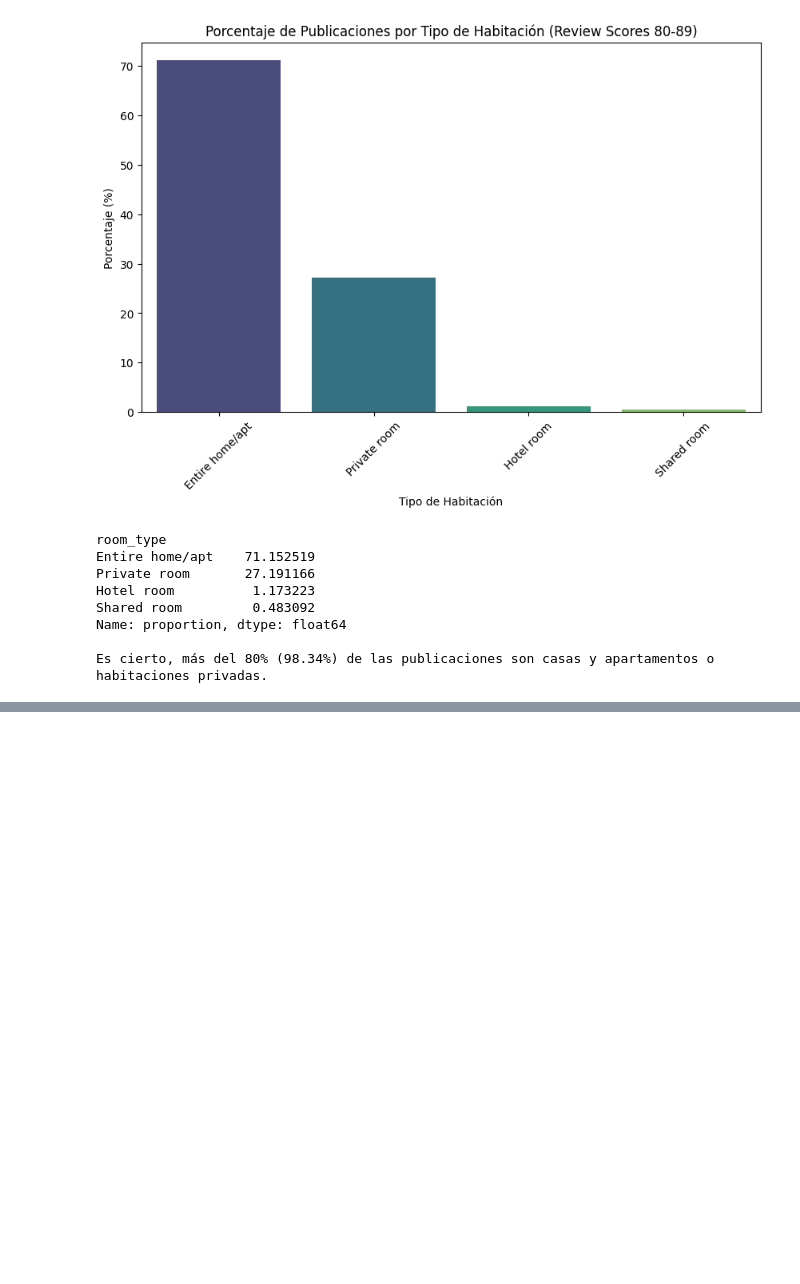
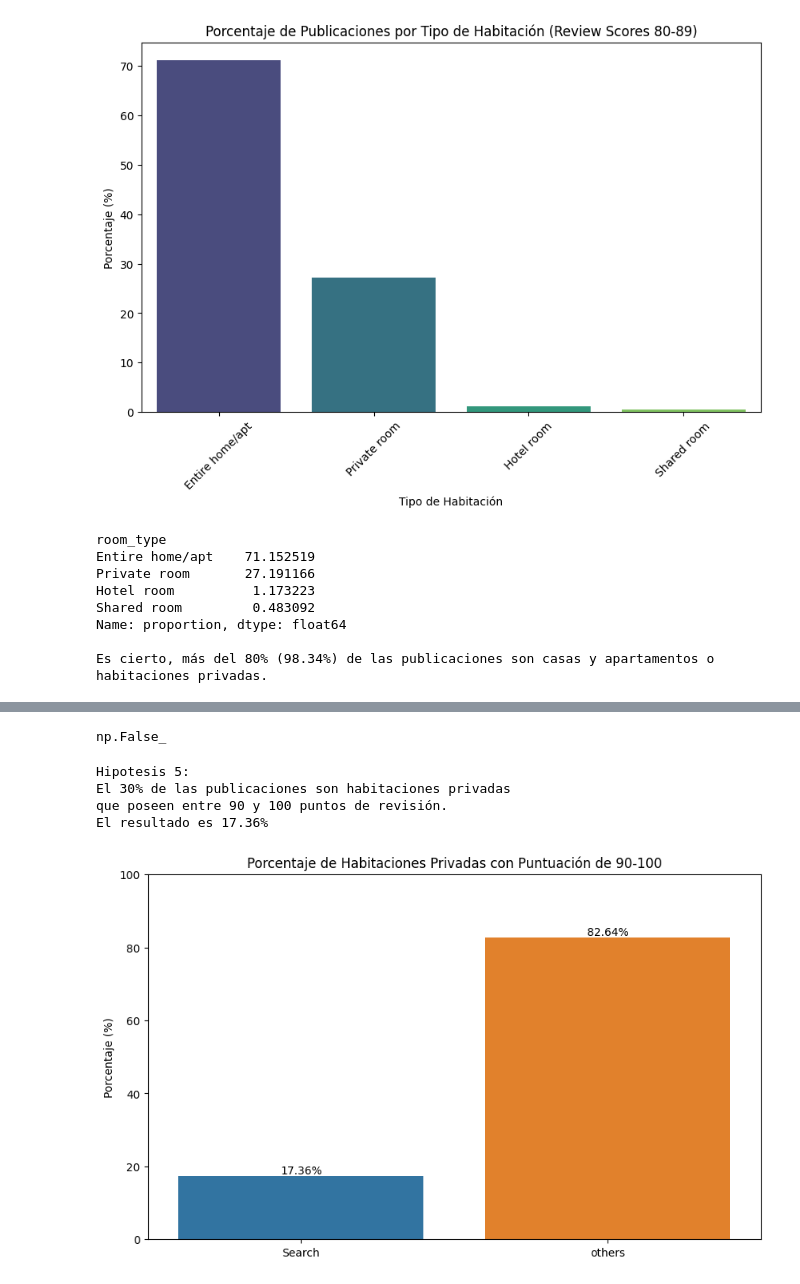
Before and after one commit to Emmaquantum/Data-Science-Proyect-Airbnb, a Jupyter notebook: PrimerReporte.ipynb, the cells around one changed output, grey strips where cells are left out. Cells and saved outputs as stored; diff of their text form; code cells hidden in the pictures; blank space fills up the shorter version.

```diff
--- a/PrimerReporte.ipynb
+++ b/PrimerReporte.ipynb
@@ -621,0 +666,37 @@ Es cierto, más del 80% (98.34%) de las publicaciones son casas y apartamentos o
+# %%
+data_list_[data_list_['review_scores_rating']>0]['review_scores_rating'].isnull().any().any()
+# %% [output]
+np.False_
+# %%
+print("Hipotesis 5:")
+print("El 30% de las publicaciones son habitaciones privadas \nque poseen entre 90 y 100 puntos de revisión.")
+
+room_types_priv_count = data_list_[(data_list_['room_type'] == 'Private room') & (data_list_['review_scores_rating'] >= 90) & (data_list_['review_scores_rating'] <= 100)].shape[0]
+total_ =data_list_[data_list_['review_scores_rating']>0].shape[0]
+count_ = (room_types_priv_count/ total_) * 100
+
+print(f"El resultado es {count_:.2f}%")
+
+# Calcular porcentajes para el gráfico
+search_percentage = (room_types_priv_count / total_) * 100
+others_percentage = 100 - search_percentage
+
+data_hip_5_pct = pd.DataFrame(data=[search_percentage, others_percentage], columns=['Percentage'], index=['Search','others']).T
+
+plt.figure(figsize=(10,6))
+ax = sns.barplot(data=data_hip_5_pct)
+
+# Añadir etiquetas de porcentaje a las barras
+for container in ax.containers:
+    ax.bar_label(container, fmt='%.2f%%') # Formato con dos decimales y '%'
+
+plt.title("Porcentaje de Habitaciones Privadas con Puntuación de 90-100")
+plt.ylabel("Porcentaje (%)")
+plt.ylim(0, 100) # Establecer el límite del eje y a 100
+plt.show()
+# %% [output]
+Hipotesis 5:
+El 30% de las publicaciones son habitaciones privadas
+que poseen entre 90 y 100 puntos de revisión.
+El resultado es 17.36%
+[figure, added]
```
Also changed, not shown: parts of 1 cell of this notebook.
